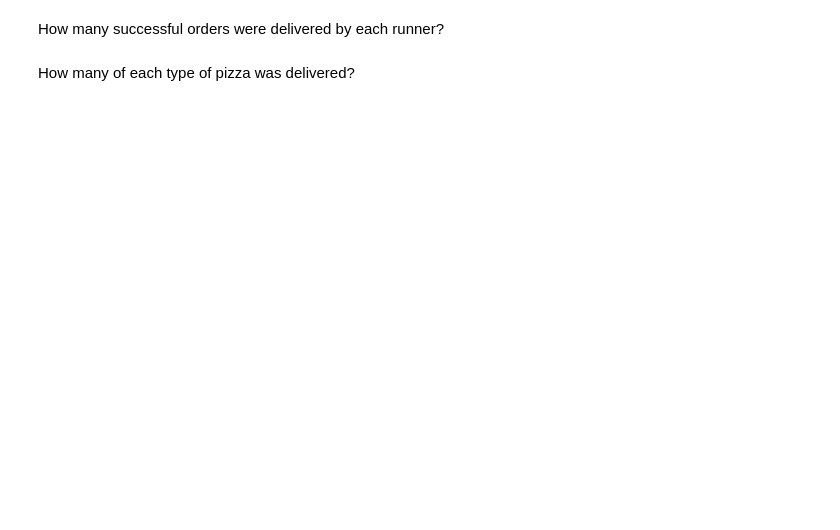
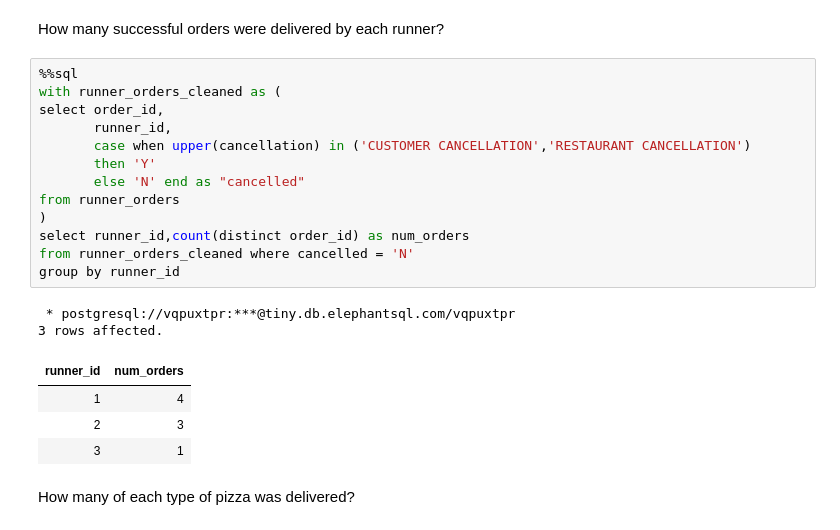
Before and after one commit to ishank296/8weekssqlchallenge, a Jupyter notebook: case_study_02.ipynb, the cells around one changed output. Drawn from its saved outputs; the diff is of its cells as text; blank space fills up the shorter version.

```diff
--- a/case_study_02.ipynb
+++ b/case_study_02.ipynb
@@ -158,4 +174,24 @@ How many unique customer orders were made?
 # %% [markdown]
 How many successful orders were delivered by each runner?
+# %%
+%%sql
+with runner_orders_cleaned as (
+select order_id,
+       runner_id,
+       case when upper(cancellation) in ('CUSTOMER CANCELLATION','RESTAURANT CANCELLATION')
+       then 'Y'
+       else 'N' end as "cancelled"
+from runner_orders
+)
+select runner_id,count(distinct order_id) as num_orders
+from runner_orders_cleaned where cancelled = 'N'
+group by runner_id
+# %% [output]
+ * postgresql://vqpuxtpr:***@tiny.db.elephantsql.com/vqpuxtpr
+3 rows affected.
+| runner_id | num_orders |
+| 1 | 4 |
+| 2 | 3 |
+| 3 | 1 |
 # %% [markdown]
 How many of each type of pizza was delivered?
```
Also changed, not shown: parts of 6 cells of this notebook.
